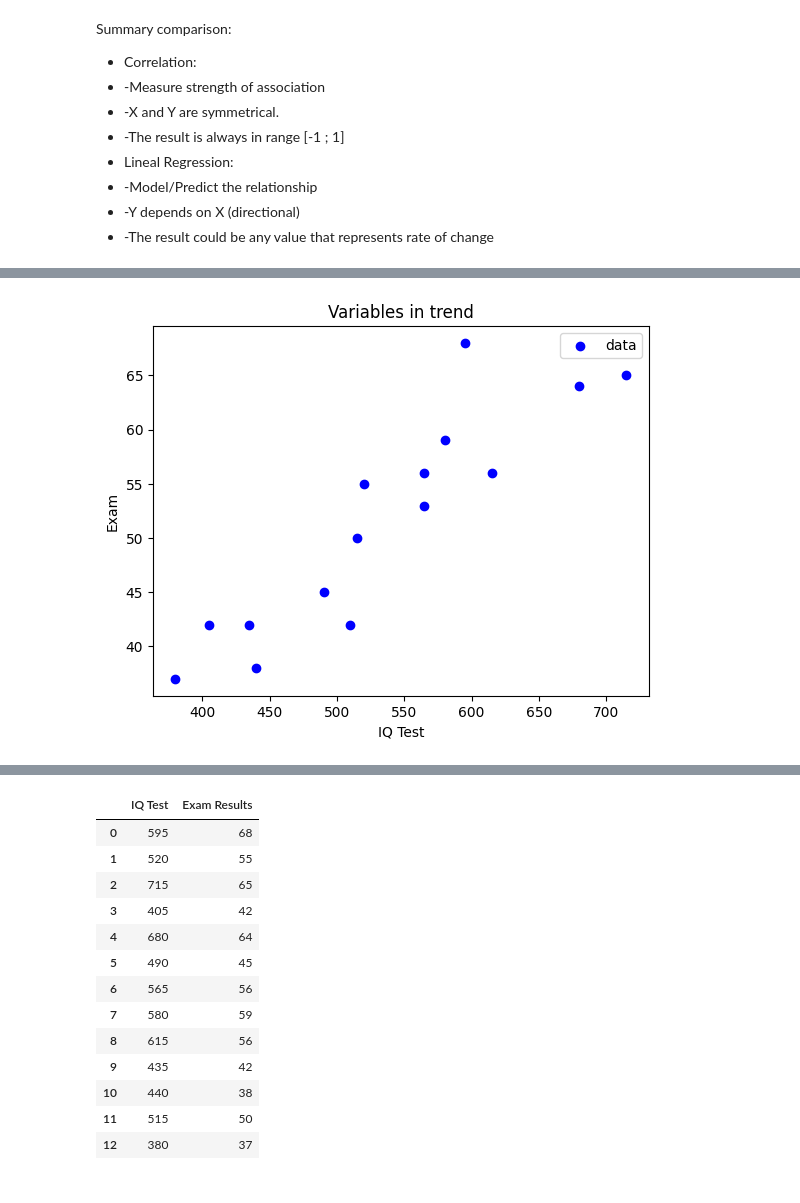
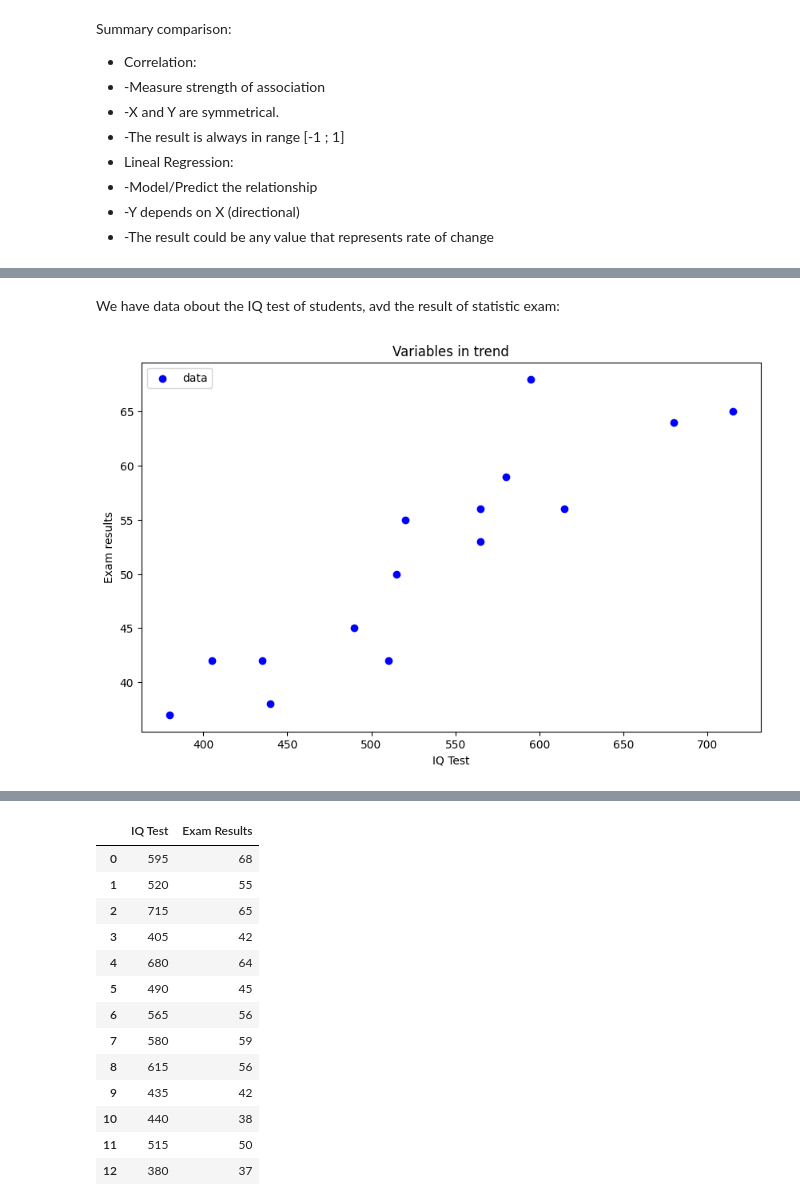
Before and after one commit to Victor-Mechkarov/V-Mechkarov, a Jupyter notebook: Jupyter_Project_Files/Correlation and Linear Regression.ipynb, the cells around one changed output, grey strips where cells are left out. Cells and saved outputs as stored; diff of their text form; code cells hidden in the pictures.

```diff
--- a/Jupyter_Project_Files/Correlation and Linear Regression.ipynb
+++ b/Jupyter_Project_Files/Correlation and Linear Regression.ipynb
@@ -23 +25,3 @@ Summary comparison:
+# %% [markdown]
+We have data obout the IQ test of students, avd the result of statistic exam:
 # %%
@@ -27,9 +30,0 @@ y = [68, 55, 65, 42, 64, 45, 56, 59, 56, 42, 38, 50, 37, 42, 53]
-# %%
-plt.scatter(x, y, c='b', label='data')
-plt.xlabel("IQ Test")
-plt.ylabel("Exam")
-plt.title('Variables in trend')
-plt.legend()
-plt.show()
-# %% [output]
-[figure, removed]
@@ -36,2 +33,12 @@ plt.show()
+# %%
+plt.figure(figsize=(10, 6))
+plt.scatter(IQ_Test, Exam_results, c='b', label='data')
+plt.xlabel("IQ Test")
+plt.ylabel("Exam results")
+plt.title('Variables in trend')
+plt.legend(loc='upper left')
+plt.show()
+# %% [output]
+[figure, added]
 # %%
 
```
Also changed, not shown: parts of 14 cells of this notebook.
